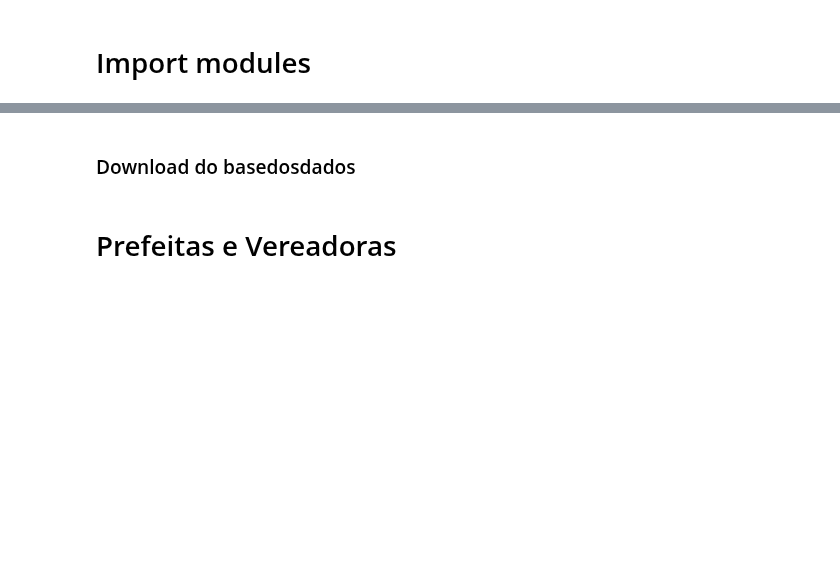
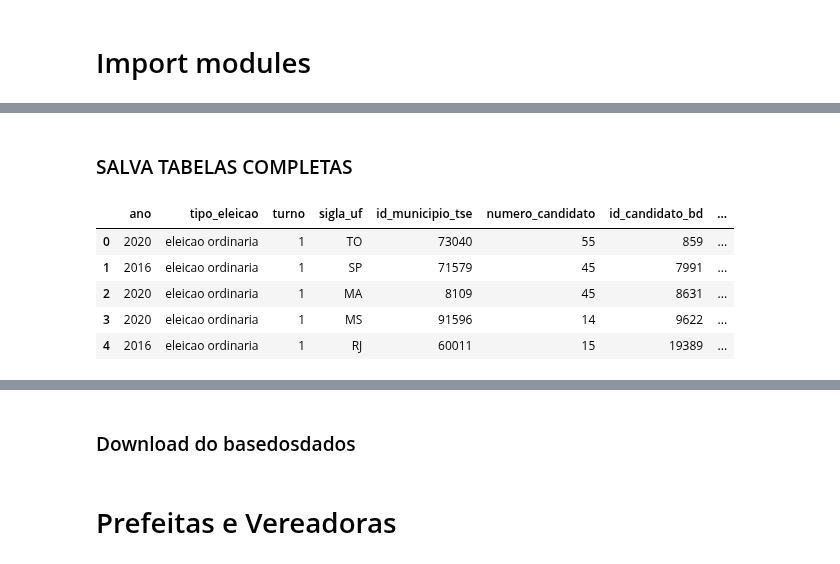
Before and after one commit to d116626/mais_projects, a Jupyter notebook: notebooks/analise_mais_alziras.ipynb, the cells around one changed output, grey strips where cells are left out. Cells and saved outputs as stored; diff of their text form; code cells hidden in the pictures; blank space fills up the shorter version.

```diff
--- a/notebooks/analise_mais_alziras.ipynb
+++ b/notebooks/analise_mais_alziras.ipynb
@@ -25,0 +70,16 @@ in_path  = '../data/analise/mais/alziras/input/'
+# %% [markdown]
+### SALVA TABELAS COMPLETAS
+# %%
+query = """
+SELECT * FROM `basedosdados-projetos.alziras_eleicoes.prefeitos_completo`
+"""
+prefeitos_completo = bd.read_sql(query, billing_project_id='basedosdados-dev')
+# %%
+prefeitos_completo.head()
+# %% [output]
+|  | ano | tipo_eleicao | turno | sigla_uf | id_municipio_tse | numero_candidato | id_candidato_bd | ... |
+| 0 | 2020 | eleicao ordinaria | 1 | TO | 73040 | 55 | 859 | ... |
+| 1 | 2016 | eleicao ordinaria | 1 | SP | 71579 | 45 | 7991 | ... |
+| 2 | 2020 | eleicao ordinaria | 1 | MA | 8109 | 45 | 8631 | ... |
+| 3 | 2020 | eleicao ordinaria | 1 | MS | 91596 | 14 | 9622 | ... |
+| 4 | 2016 | eleicao ordinaria | 1 | RJ | 60011 | 15 | 19389 | ... |
```
Also changed, not shown: parts of 23 cells of this notebook, 1 other file.
